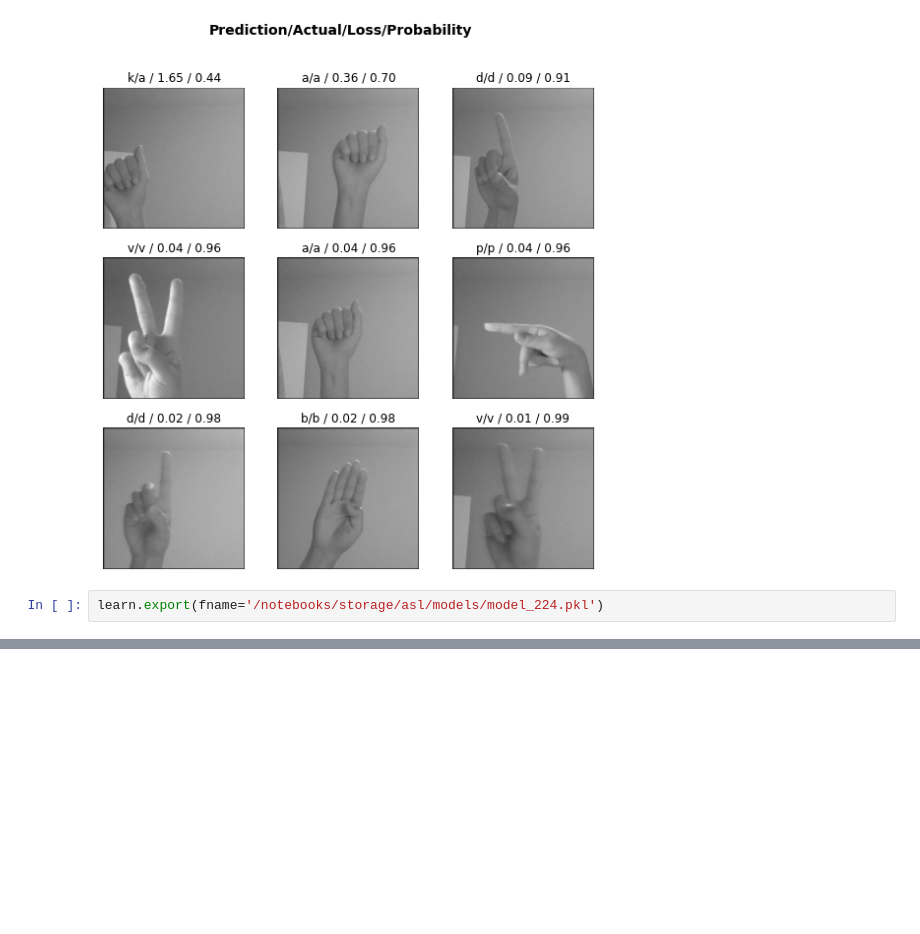
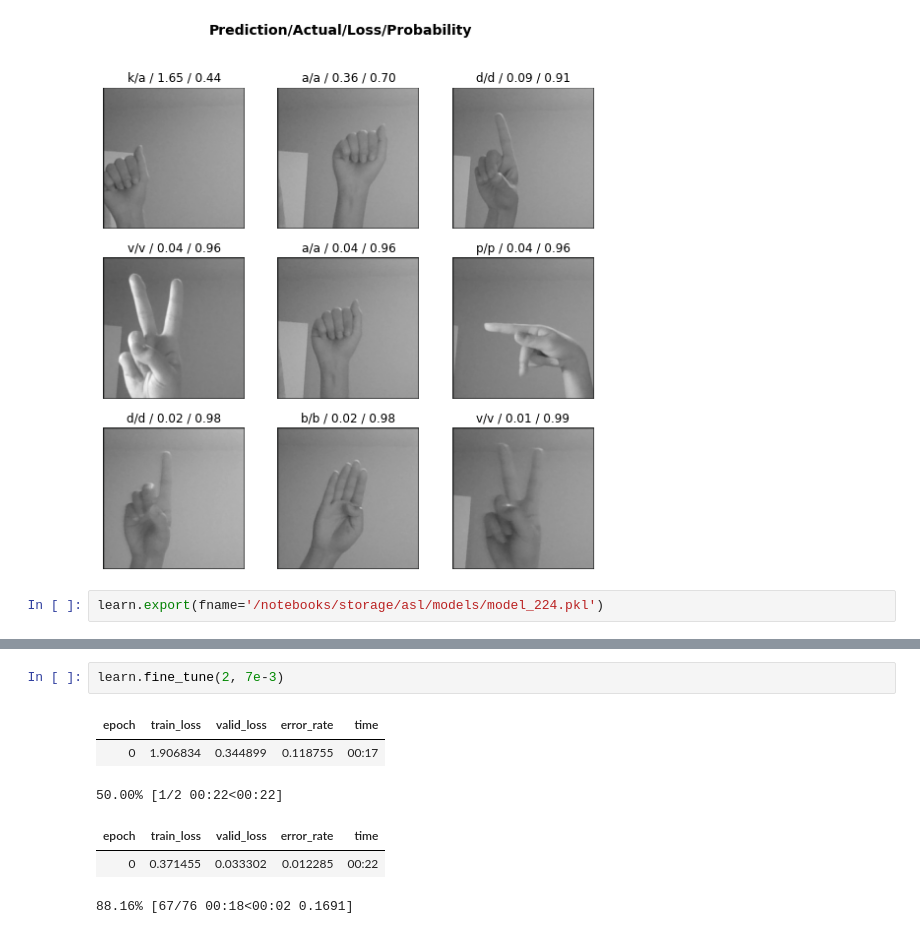
Before and after one commit to gracekang2/asl-alphabet-classifier, a Jupyter notebook: train_model.ipynb, the cells around one changed output, grey strips where cells are left out. Cells and saved outputs as stored; diff of their text form; blank space fills up the shorter version.

```diff
--- a/train_model.ipynb
+++ b/train_model.ipynb
@@ -87,0 +101,9 @@ learn.export(fname='/notebooks/storage/asl/models/model_224.pkl')
+# %%
+learn.fine_tune(2, 7e-3)
+# %% [output]
+| epoch | train_loss | valid_loss | error_rate | time |
+| 0 | 1.906834 | 0.344899 | 0.118755 | 00:17 |
+50.00% [1/2 00:22<00:22]
+| epoch | train_loss | valid_loss | error_rate | time |
+| 0 | 0.371455 | 0.033302 | 0.012285 | 00:22 |
+88.16% [67/76 00:18<00:02 0.1691]
```
Also changed, not shown: parts of 2 cells of this notebook, 1 other file.
